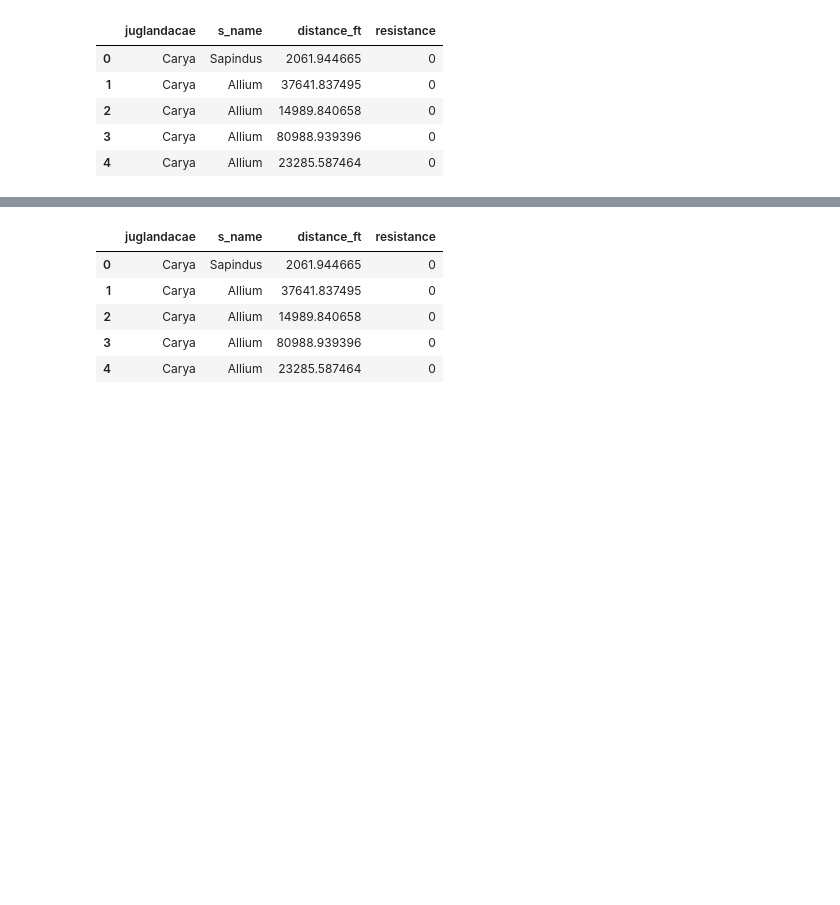
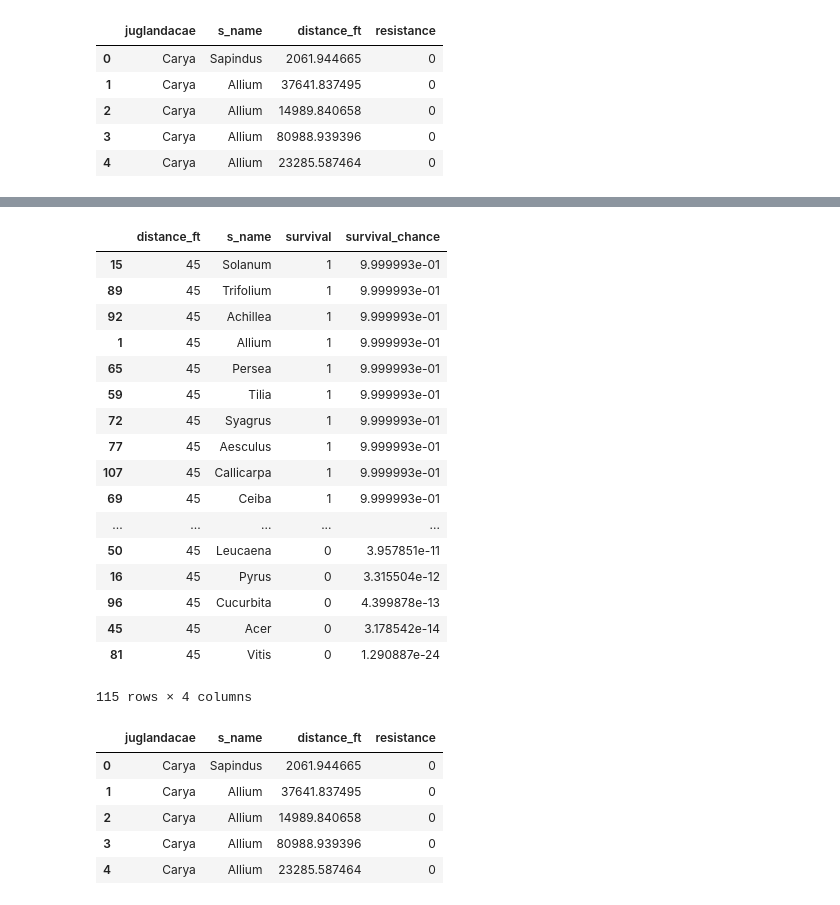
Before and after one commit to ferozumair786/UTDS-ML-Project, a Jupyter notebook: data2machinelearning.ipynb, the cells around one changed output, grey strips where cells are left out. Drawn from its saved outputs; the diff is of its cells as text; code cells hidden in the pictures; blank space fills up the shorter version.

Commit message:
retained walnut model

```diff
--- a/data2machinelearning.ipynb
+++ b/data2machinelearning.ipynb
@@ -455,3 +504,30 @@ import pickle
+# %%
+walnut_model = pickle.load(open('walnut_lrcv.pkl', 'rb'))
+# %%
+predict_df = pd.read_csv('predict_df.csv')
+# %%
+predict_df['survival'] = walnut_model.predict(predict_df[['s_name', 'distance_ft']])
+predict_df['survival_chance'] = walnut_model.predict_proba(predict_df[['s_name', 'distance_ft']])[:, 1]
+predict_df.sort_values(by='survival_chance', ascending=False)
+# %% [output]
+|  | distance_ft | s_name | survival | survival_chance |
+| 15 | 45 | Solanum | 1 | 9.999993e-01 |
+| 89 | 45 | Trifolium | 1 | 9.999993e-01 |
+| 92 | 45 | Achillea | 1 | 9.999993e-01 |
+| 1 | 45 | Allium | 1 | 9.999993e-01 |
+| 65 | 45 | Persea | 1 | 9.999993e-01 |
+| 59 | 45 | Tilia | 1 | 9.999993e-01 |
+| 72 | 45 | Syagrus | 1 | 9.999993e-01 |
+| 77 | 45 | Aesculus | 1 | 9.999993e-01 |
+| 107 | 45 | Callicarpa | 1 | 9.999993e-01 |
+| 69 | 45 | Ceiba | 1 | 9.999993e-01 |
+| ... | ... | ... | ... | ... |
+| 50 | 45 | Leucaena | 0 | 3.957851e-11 |
+| 16 | 45 | Pyrus | 0 | 3.315504e-12 |
+| 96 | 45 | Cucurbita | 0 | 4.399878e-13 |
+| 45 | 45 | Acer | 0 | 3.178542e-14 |
+| 81 | 45 | Vitis | 0 | 1.290887e-24 |
+115 rows × 4 columns
 # %%
 # take a subset of dataset to use here
 pecan_df = mldf
```
Also changed, not shown: parts of 18 cells of this notebook.
